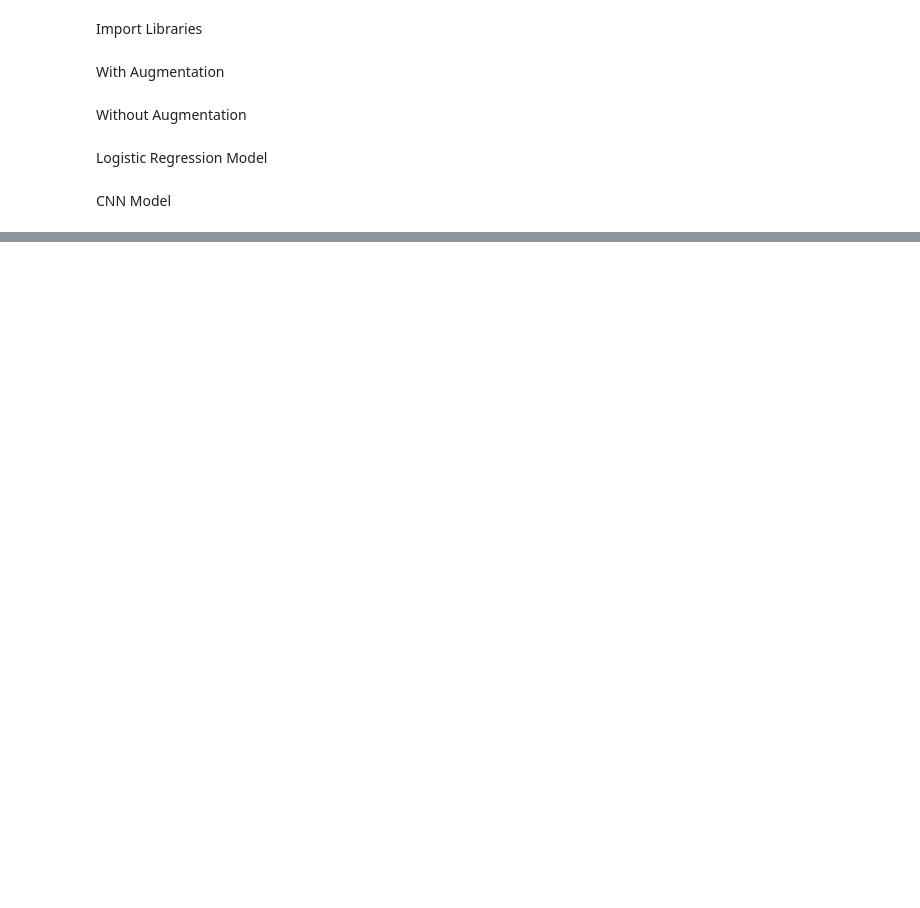
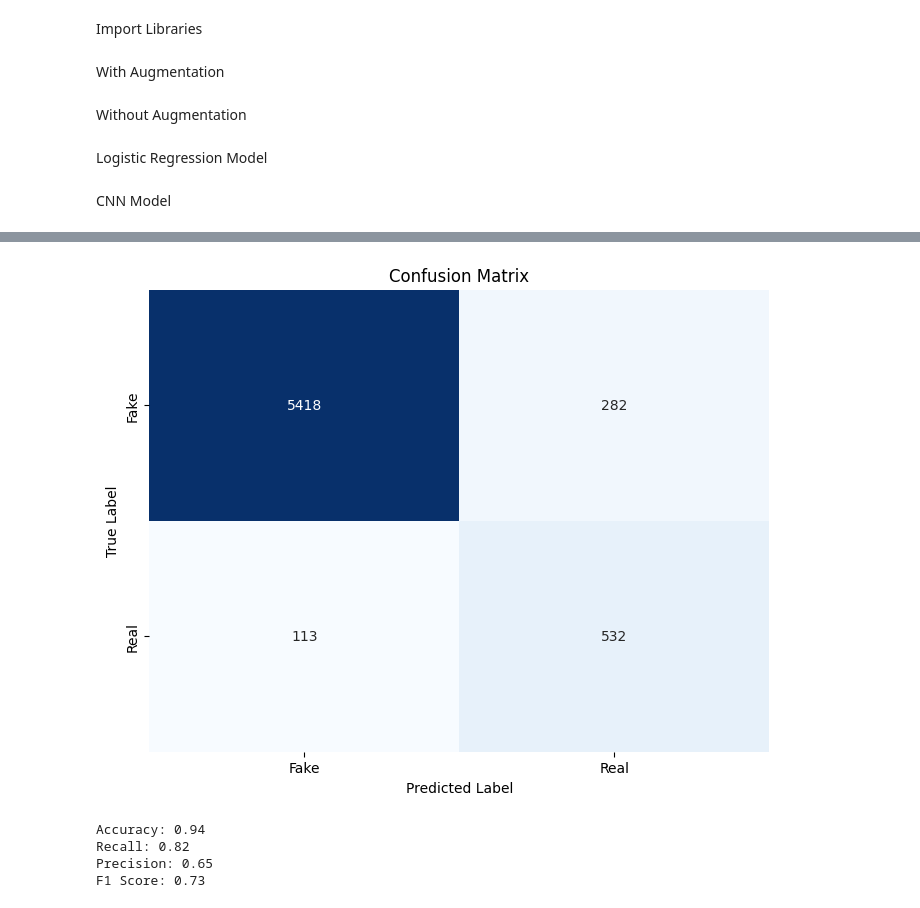
Before and after one commit to tanushreearora01/Fake-Voice-Detection---AI-Model, a Jupyter notebook: model.ipynb, the cells around one changed output, grey strips where cells are left out. Cells and saved outputs as stored; diff of their text form; code cells hidden in the pictures; blank space fills up the shorter version.

```diff
--- a/model.ipynb
+++ b/model.ipynb
@@ -143,0 +299,22 @@ CNN Model
+# %%
+# x_train_batch, y_train_batch = next(train_generator)
+# x_test_batch, y_test_batch = next(validation_generator)
+
+validation_generator.reset()  # Reset the generator to be sure of the order
+predictions = model.predict(validation_generator)
+
+y_pred = (predictions > 0.5).astype(int)  # Convert probabilities to 0 or 1
+
+y_true = validation_generator.classes[:len(y_pred)]  # Ensure the length matches y_pred if the last batch is incomplete
+
+cm = confusion_matrix(y_true, y_pred)
+
+class_names = ['Fake', 'Real']
+
+plt.figure(figsize=(8, 6))
+sns.heatmap(cm, annot=True, fmt='d', cmap='Blues', cbar=False, xticklabels=class_names, yticklabels=class_names)
+plt.xlabel('Predicted Label')
+plt.ylabel('True Label')
+plt.title('Confusion Matrix')
+plt.show()
+# %% [output]
@@ -143,0 +322,19 @@ CNN Model
+[figure, added]
+# %%
+from sklearn.metrics import accuracy_score, recall_score, precision_score, f1_score
+# Calculate metrics
+accuracy = accuracy_score(y_true, y_pred)
+recall = recall_score(y_true, y_pred)  # Assumes the positive class is 1
+precision = precision_score(y_true, y_pred)  # Assumes the positive class is 1
+f1 = f1_score(y_true, y_pred)  # Harmonic mean of precision and recall
+
+# Print metrics
+print(f"Accuracy: {accuracy:.2f}")
+print(f"Recall: {recall:.2f}")
+print(f"Precision: {precision:.2f}")
+print(f"F1 Score: {f1:.2f}")
+# %% [output]
+Accuracy: 0.94
+Recall: 0.82
+Precision: 0.65
+F1 Score: 0.73
```
Also changed, not shown: parts of 11 cells of this notebook, 2 other files.
